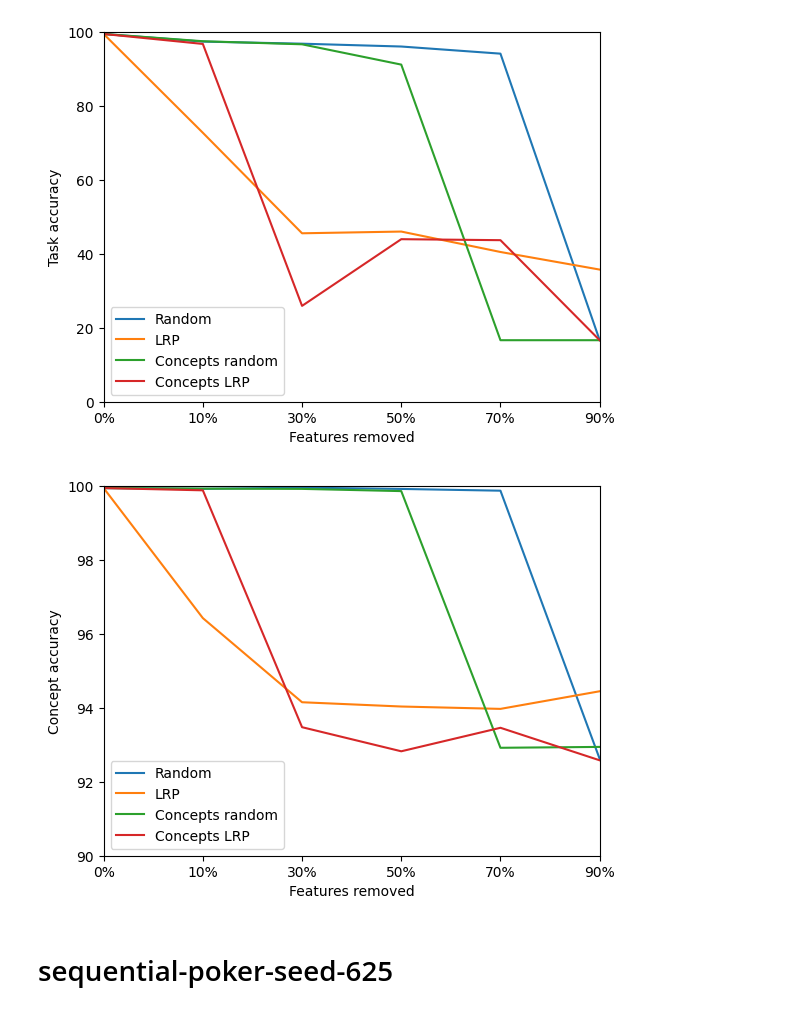
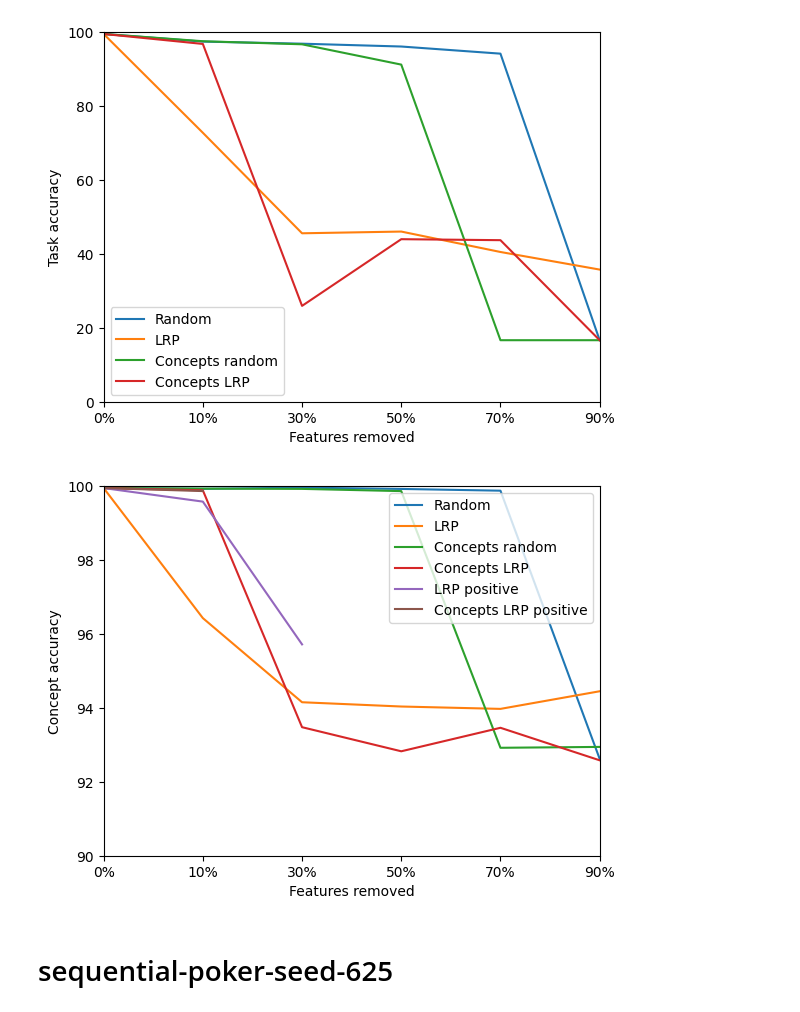
Before and after one commit to JackFurby/Playing-cards-CBM, a Jupyter notebook: experiments/plot.ipynb, the cells around one changed output. Cells and saved outputs as stored; diff of their text form; code cells hidden in the pictures.

```diff
--- a/experiments/plot.ipynb
+++ b/experiments/plot.ipynb
@@ -27,24 +27,28 @@ plt.show()
 # %%
 x = ["0%", "10%", "30%", "50%", "70%", "90%"]
 
 random = [99.94757932297726, 99.92712191317943, 99.95844715199571, 99.923924791052, 99.87643716690388, 92.62150013700445]
 lrp = [99.94757932297726, 96.42909037813229, 94.15259657514856, 94.03690451764048, 93.97294746561252, 94.44970143094976]
+lrp_positive = [99.94757932297726, 99.5807922850264, 95.71828947675988, None, None, None]
 concept_random = [99.94757932297726, 99.93223661057492, 99.92520360743744, 99.8651083276627, 92.92031876584316, 92.94415250737616]
 concept_lrp = [99.94757932297726, 99.88630757433303, 93.47760204558676, 92.82562263975753, 93.46161911335398, 92.5818620235362]
+concept_lrp_positive = [99.94757932297726, 99.86583798996944, None, None, None, None]
 
 ran_plot = plt.plot(x, random, label="Random")
 lrp_plot = plt.plot(x, lrp, label="LRP")
 con_ran_plot = plt.plot(x, concept_random, label="Concepts random")
 con_lrp_plot = plt.plot(x, concept_lrp, label="Concepts LRP")
+lrp_positive_plot = plt.plot(x, lrp_positive, label="LRP positive")
+con_lrp_positive_plot = plt.plot(x, concept_lrp_positive, label="Concepts LRP positive")
 
 plt.xlabel("Features removed")
 plt.ylabel("Concept accuracy")
 plt.legend(loc="best")
 plt.ylim(90, 100)
 plt.xlim(0, 5)
 plt.show()
 # %% [output]
-[figure, old version]
+[figure, new version]
 # %% [markdown]
 # sequential-poker-seed-625
 # %%
```
Also changed, not shown: parts of 1 cell of this notebook, 9 other files.
